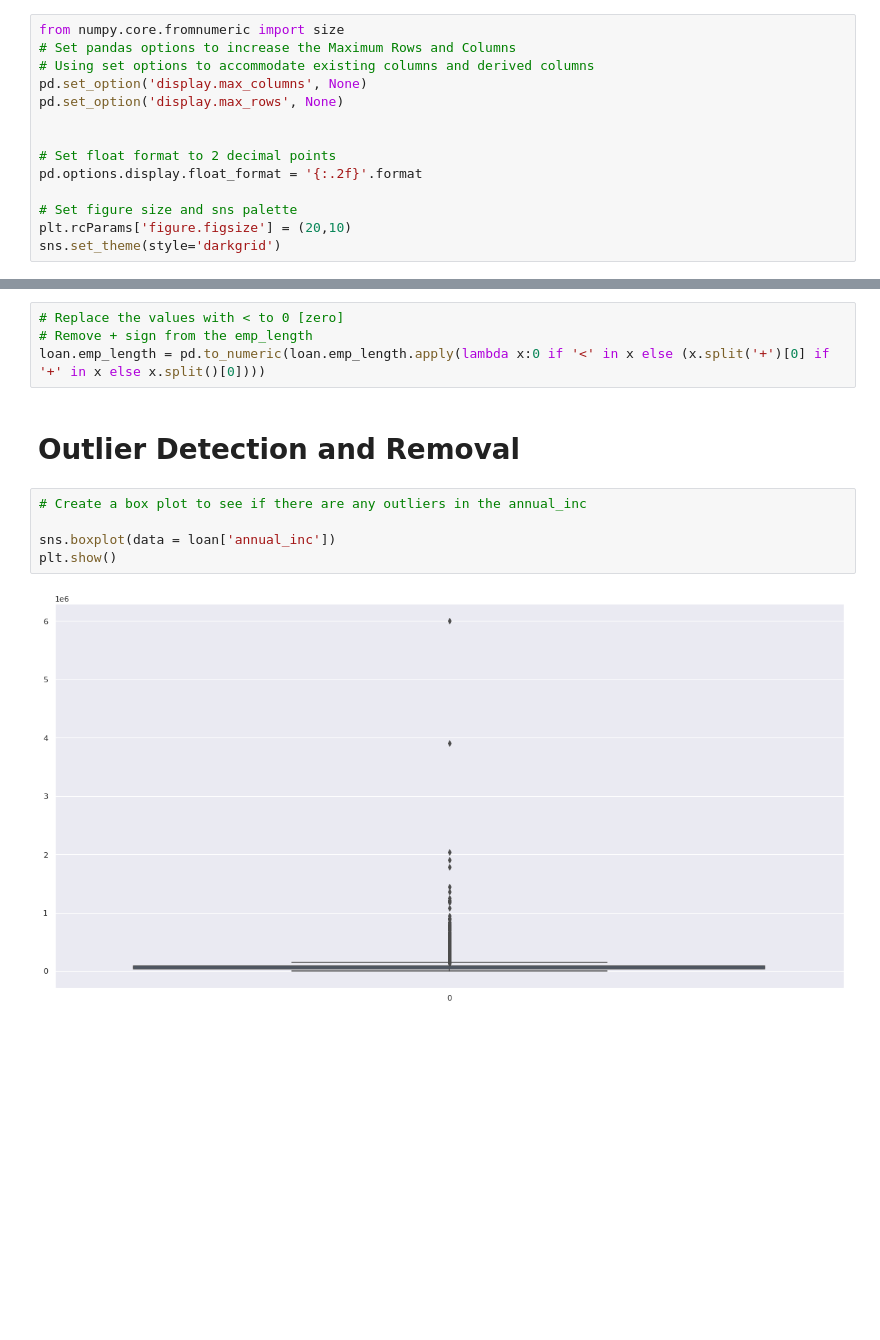
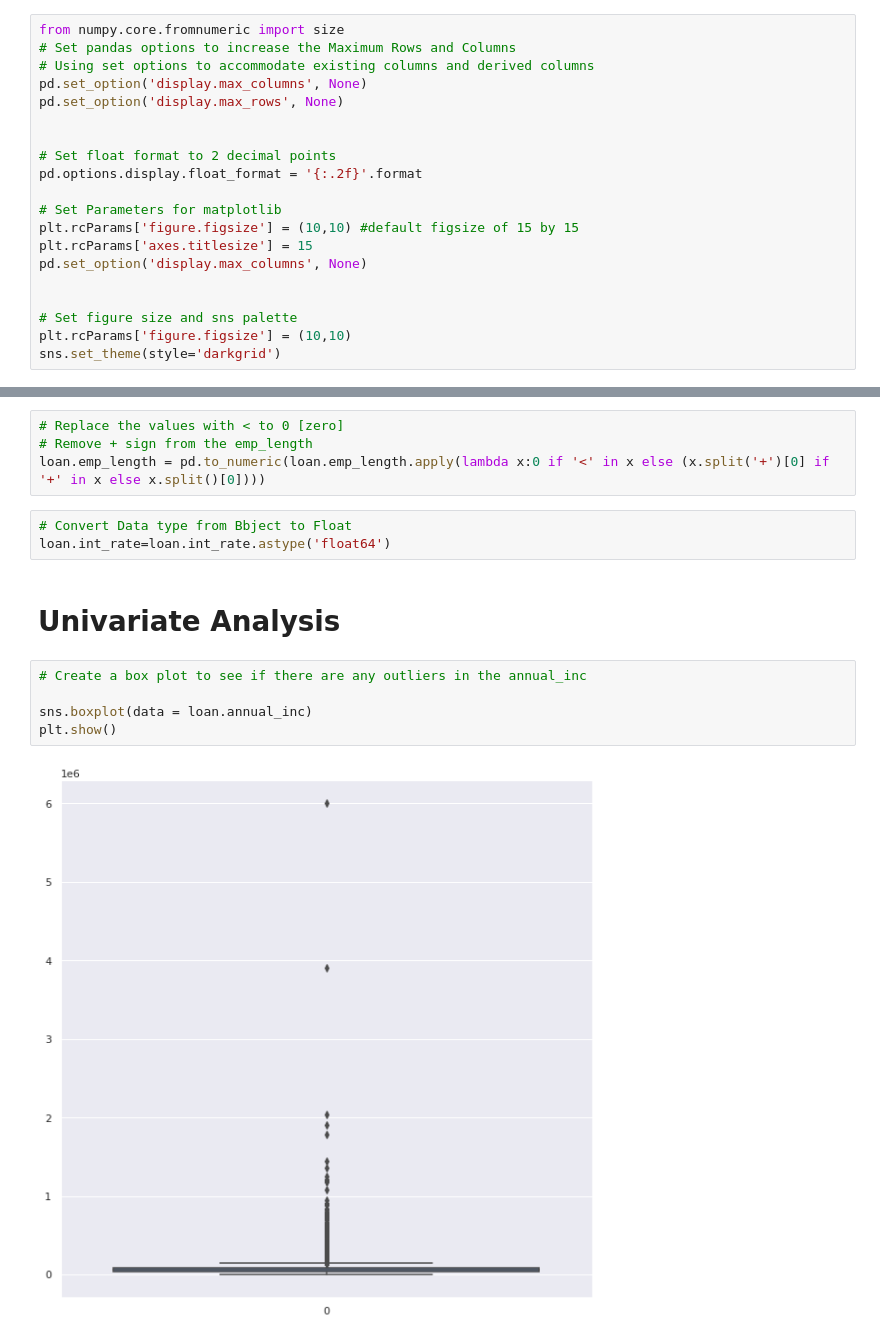
Before and after one commit to taruj/LendingClub_CaseStudy, a Jupyter notebook: LendingClub_CaseStudy.ipynb, the cells around one changed output, grey strips where cells are left out. Drawn from its saved outputs; the diff is of its cells as text; blank space fills up the shorter version.

Commit message:
Updated Univariate Analysis

```diff
--- a/LendingClub_CaseStudy.ipynb
+++ b/LendingClub_CaseStudy.ipynb
@@ -37,8 +39,14 @@ pd.set_option('display.max_rows', None)
 # Set float format to 2 decimal points
 pd.options.display.float_format = '{:.2f}'.format
 
+# Set Parameters for matplotlib
+plt.rcParams['figure.figsize'] = (10,10) #default figsize of 15 by 15
+plt.rcParams['axes.titlesize'] = 15
+pd.set_option('display.max_columns', None)
+
+
 # Set figure size and sns palette
-plt.rcParams['figure.figsize'] = (20,10)
+plt.rcParams['figure.figsize'] = (10,10)
 sns.set_theme(style='darkgrid')
 # %%
 # Load raw file
@@ -324,12 +332,15 @@ loan.int_rate = pd.to_numeric(loan.int_rate.apply(lambda x : x.split('%')[0]))
 # Replace the values with < to 0 [zero]
 # Remove + sign from the emp_length
 loan.emp_length = pd.to_numeric(loan.emp_length.apply(lambda x:0 if '<' in x else (x.split('+')[0] if '+' in x else x.split()[0])))
-# %% [markdown]
-# Outlier Detection and Removal
+# %%
+# Convert Data type from Bbject to Float
+loan.int_rate=loan.int_rate.astype('float64')
+# %% [markdown]
+# Univariate Analysis
 # %%
 # Create a box plot to see if there are any outliers in the annual_inc
 
-sns.boxplot(data = loan['annual_inc'])
+sns.boxplot(data = loan.annual_inc)
 plt.show()
 # %% [output]
-[figure, old version]
+[figure, new version]
```
Also changed, not shown: parts of 13 cells of this notebook.
